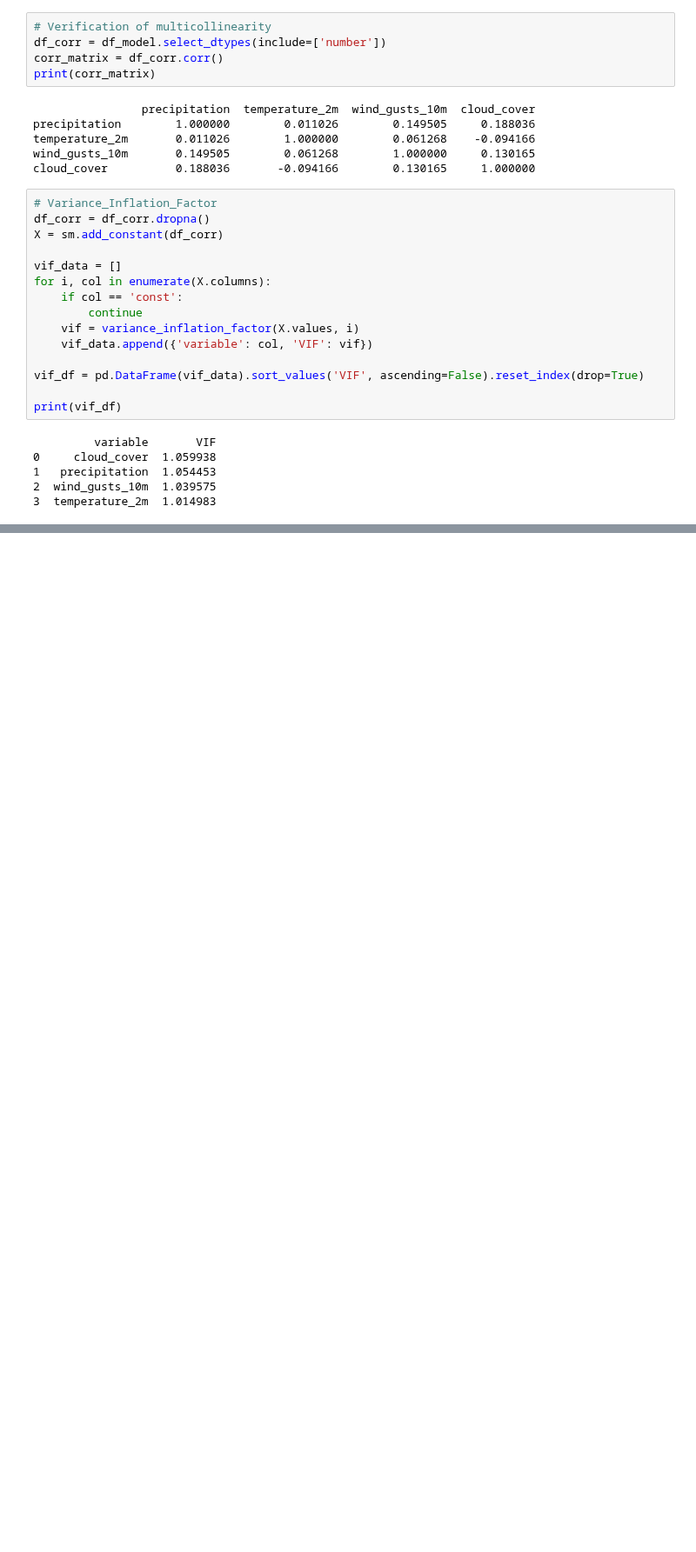
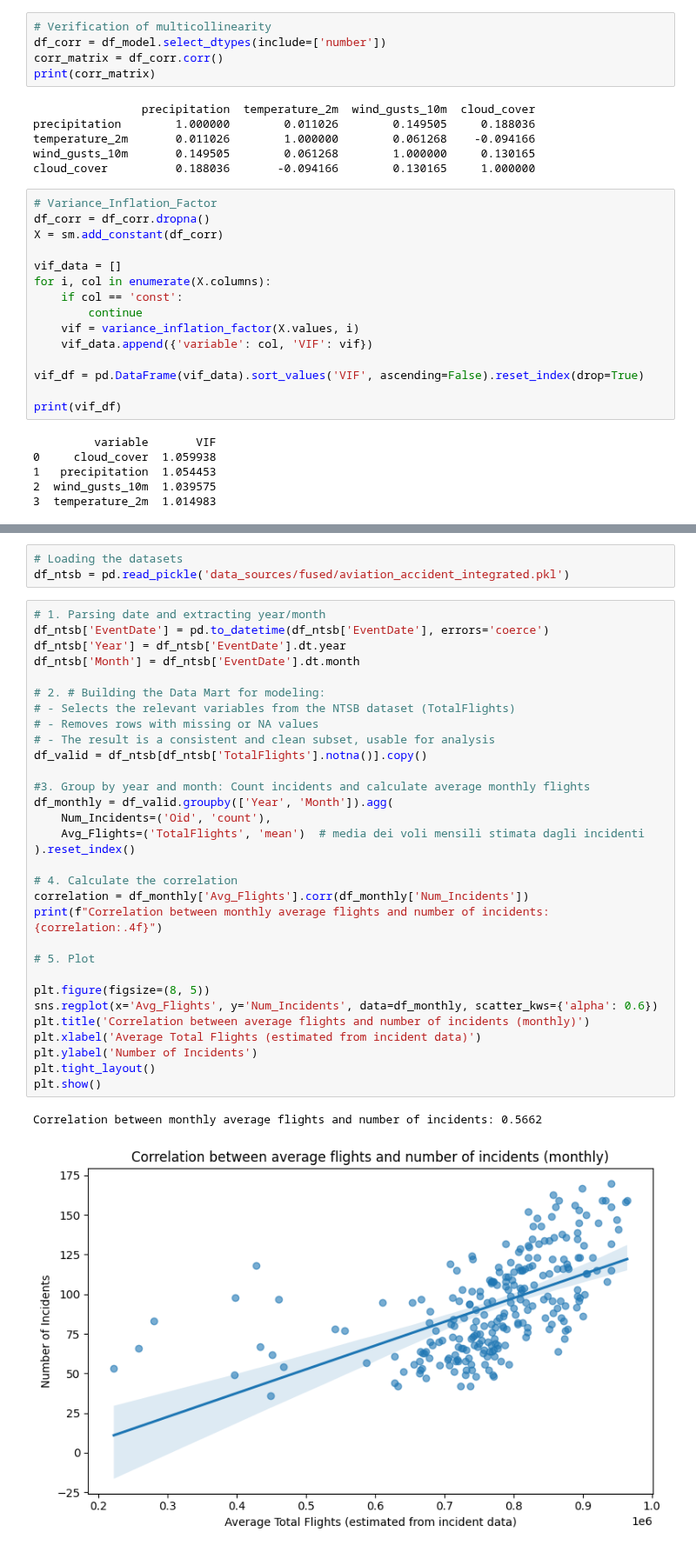
Before and after one commit to tratom/fcul-ipai-project, a Jupyter notebook: project.ipynb, the cells around one changed output, grey strips where cells are left out. Shown at 87% size. Saved outputs shown, nothing was run; the diff lists cells and outputs as text; blank space fills up the shorter version.

Commit message:
Merge with my branch considering data fusion

```diff
--- a/project.ipynb
+++ b/project.ipynb
@@ -1395,0 +1599,37 @@ Covariance Type:            nonrobust   LLR p-value:                 5.511e-69
+# %%
+# Loading the datasets
+df_ntsb = pd.read_pickle('data_sources/fused/aviation_accident_integrated.pkl')
+# %%
+# 1. Parsing date and extracting year/month
+df_ntsb['EventDate'] = pd.to_datetime(df_ntsb['EventDate'], errors='coerce')
+df_ntsb['Year'] = df_ntsb['EventDate'].dt.year
+df_ntsb['Month'] = df_ntsb['EventDate'].dt.month
+
+# 2. # Building the Data Mart for modeling:
+# - Selects the relevant variables from the NTSB dataset (TotalFlights)
+# - Removes rows with missing or NA values
+# - The result is a consistent and clean subset, usable for analysis
+df_valid = df_ntsb[df_ntsb['TotalFlights'].notna()].copy()
+
+#3. Group by year and month: Count incidents and calculate average monthly flights
+df_monthly = df_valid.groupby(['Year', 'Month']).agg(
+    Num_Incidents=('Oid', 'count'),
+    Avg_Flights=('TotalFlights', 'mean')  # media dei voli mensili stimata dagli incidenti
+).reset_index()
+
+# 4. Calculate the correlation
+correlation = df_monthly['Avg_Flights'].corr(df_monthly['Num_Incidents'])
+print(f"Correlation between monthly average flights and number of incidents: {correlation:.4f}")
+
+# 5. Plot
+
+plt.figure(figsize=(8, 5))
+sns.regplot(x='Avg_Flights', y='Num_Incidents', data=df_monthly, scatter_kws={'alpha': 0.6})
+plt.title('Correlation between average flights and number of incidents (monthly)')
+plt.xlabel('Average Total Flights (estimated from incident data)')
+plt.ylabel('Number of Incidents')
+plt.tight_layout()
+plt.show()
+# %% [output]
+Correlation between monthly average flights and number of incidents: 0.5662
+[figure, added]
```
Also changed, not shown: parts of 25 cells of this notebook, 5 other files.
